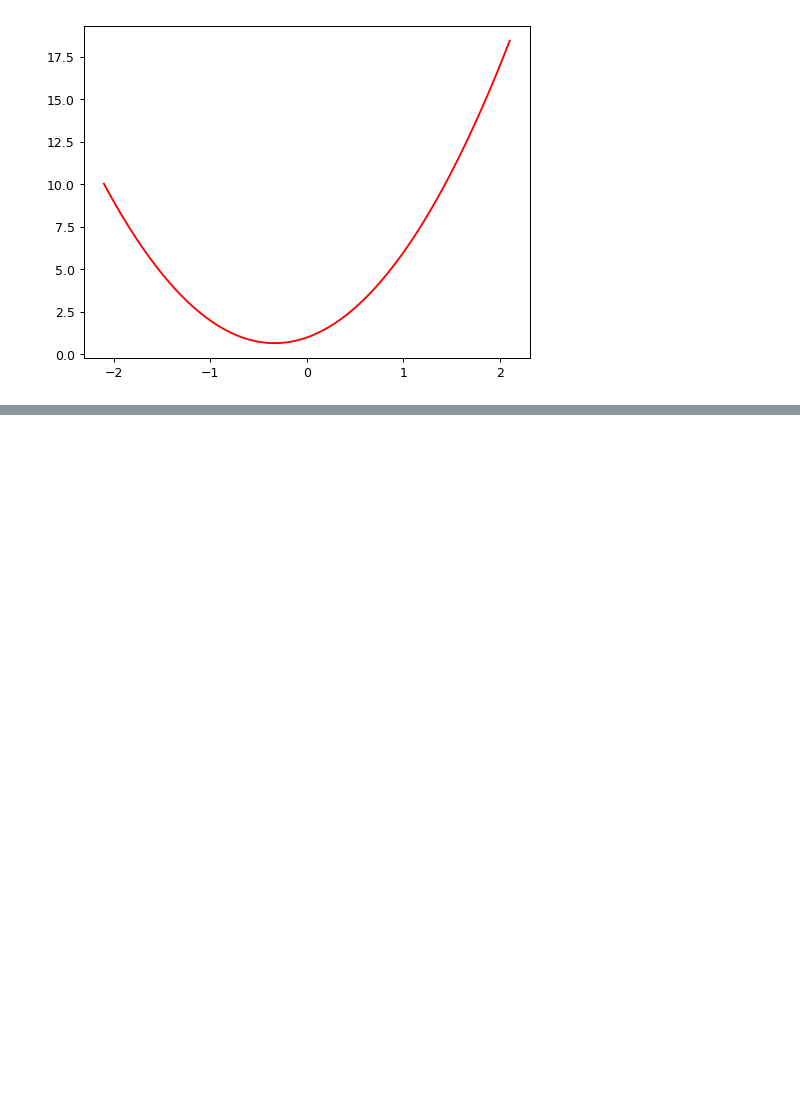
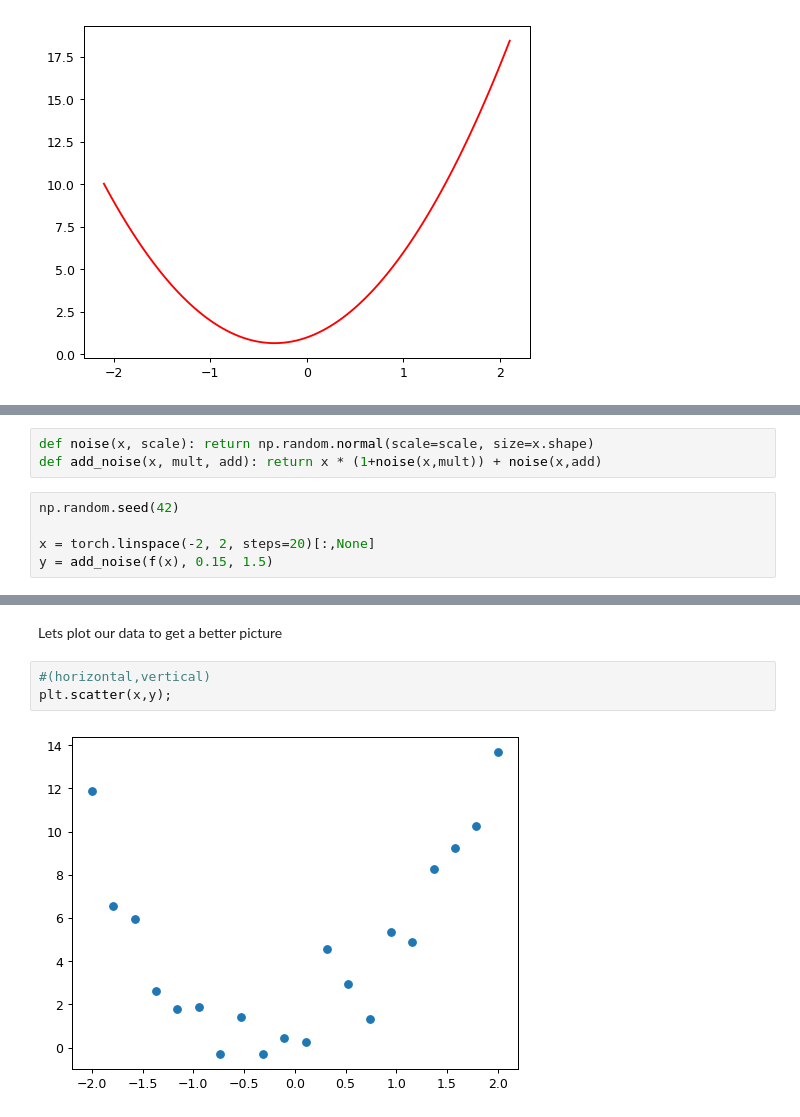
Before and after one commit to rubanzasilva/nn_scratch, a Jupyter notebook: nn_scratch.ipynb, the cells around one changed output, grey strips where cells are left out. Saved outputs shown, nothing was run; the diff lists cells and outputs as text; blank space fills up the shorter version.

```diff
--- a/nn_scratch.ipynb
+++ b/nn_scratch.ipynb
@@ -44,0 +49,8 @@ plot_function(f2)
+# %%
+def noise(x, scale): return np.random.normal(scale=scale, size=x.shape)
+def add_noise(x, mult, add): return x * (1+noise(x,mult)) + noise(x,add)
+# %%
+np.random.seed(42)
+
+x = torch.linspace(-2, 2, steps=20)[:,None]
+y = add_noise(f(x), 0.15, 1.5)
@@ -44,0 +72,7 @@ plot_function(f2)
+# %% [markdown]
+Lets plot our data to get a better picture
+# %%
+#(horizontal,vertical)
+plt.scatter(x,y);
+# %% [output]
+[figure, added]
```
Also changed, not shown: parts of 41 cells of this notebook.
